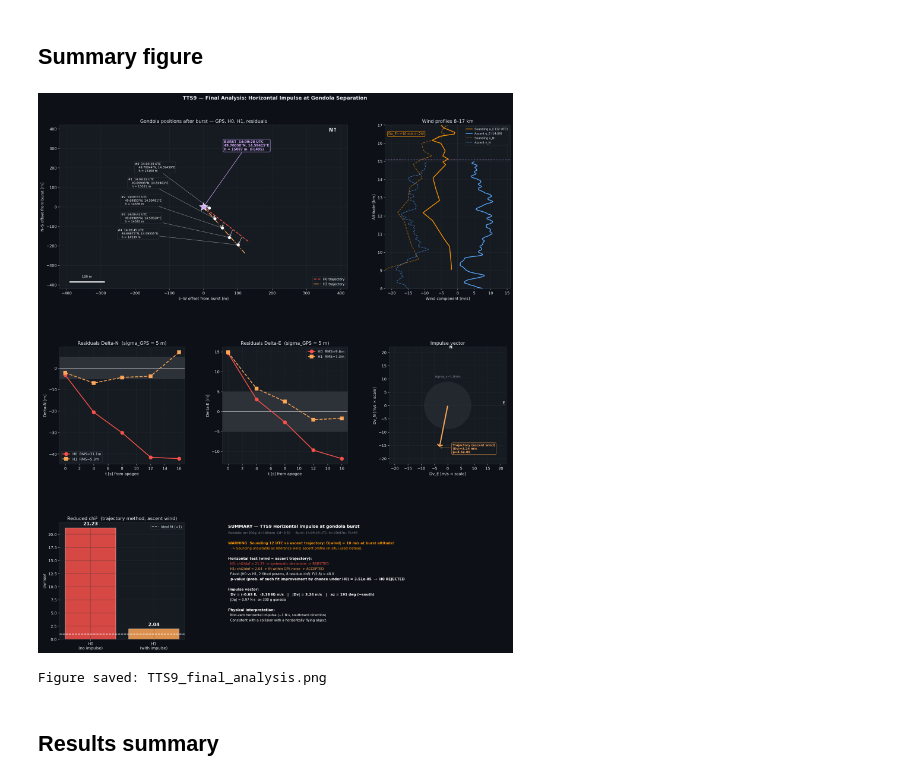
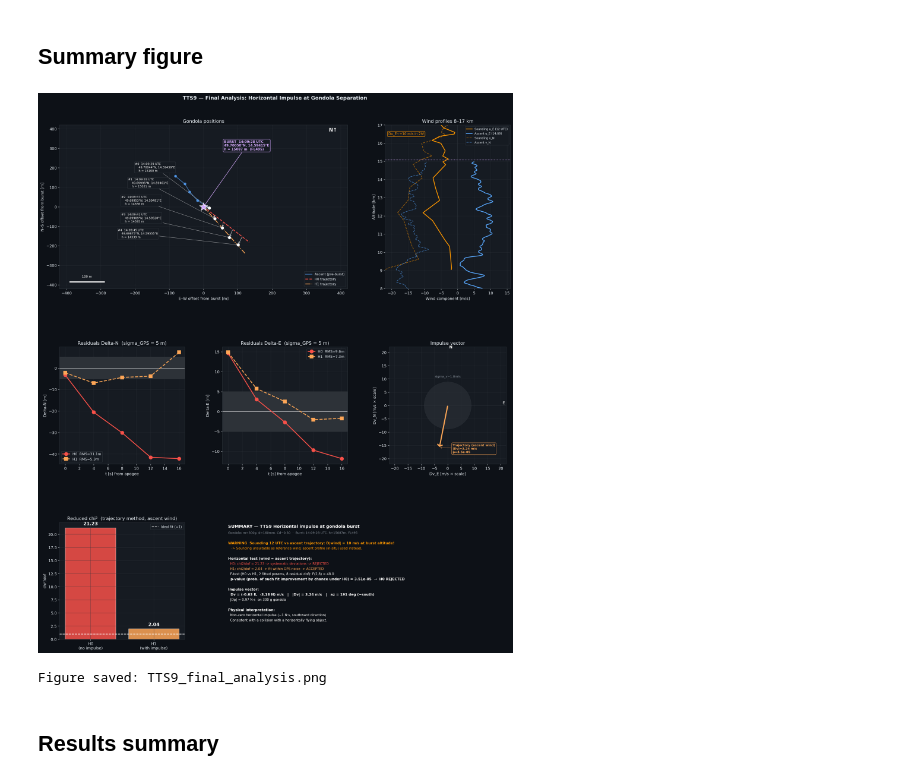
Before and after one commit to kaklik/hab-collision-analysis, a Jupyter notebook: TTS9_analysis.ipynb, the cells around one changed output. Drawn from its saved outputs; the diff is of its cells as text; code cells hidden in the pictures.

Commit message:
Plot pre-burst measured points.

```diff
--- a/TTS9_analysis.ipynb
+++ b/TTS9_analysis.ipynb
@@ -700,6 +700,12 @@ ax_sum  = fig.add_subplot(gs[2, 1:])
 def tm(lat, lon):
     return (np.atleast_1d(lon) - LON_SEP)*M_PER_DEG_LON, \
            (np.atleast_1d(lat) - LAT_SEP)*M_PER_DEG_LAT
+
+# Pre-burst ascent points
+pre = ASC.tail(5)
+pre_x, pre_y = tm(pre['lat[deg]'].values, pre['lon[deg]'].values)
+ax_map.plot(pre_x, pre_y, color=COLORS['asc'], lw=1.5, ls='-', alpha=0.7, label='Ascent (pre-burst)')
+ax_map.scatter(pre_x, pre_y, color=COLORS['asc'], s=35, zorder=6, alpha=0.8)
 
 msk_sim = (ts1 >= td_h[0]-0.5) & (ts1 <= td_h[-1]+3)
 ax_map.plot(*tm(la0[msk_sim], lo0[msk_sim]), color=COLORS['h0'], lw=2, ls='--', label='H0 trajectory')
@@ -740,7 +746,7 @@ ax_map.plot([-lim+30,-lim+130],[-lim+35,-lim+35], color='white', lw=3)
 ax_map.text(-lim+80,-lim+58,'100 m',ha='center',color='white',fontsize=8)
 ax_map.text(lim*0.87,lim*0.92,'N↑',color='white',fontsize=13,fontweight='bold')
 ax_map.set_xlabel('E–W offset from burst [m]'); ax_map.set_ylabel('N–S offset from burst [m]')
-ax_map.set_title('Gondola positions after burst — GPS, H0, H1, residuals')
+ax_map.set_title('Gondola positions')
 ax_map.legend(fontsize=8.5, loc='lower right')
 
 # ── WIND ─────────────────────────────────────────────────
@@ -820,34 +826,34 @@ rows = [
     (f'Gondola: m={M_GON*1000:.0f}g, d={D_SPH*1000:.0f}mm, Cd~{K_VERT*2*M_GON/A_SPH:.2f}  ·  Burst: {hh:02d}:{mm:02d}:{ss:02d} UTC, h={H_SEP:.0f}m, FL{int(round(geom_to_pa_ft(H_SEP)/100))}', '#8b949e', 8, False),
     ('', 'white', 5, False),
     (f'WARNING  Sounding 12 UTC vs ascent trajectory: D|wind| = {delta_wind:.0f} m/s at burst altitude!', COLORS['snd'], 9, True),
     ('   -> Sounding unsuitable as reference wind; ascent profile (in-situ) used instead.', COLORS['snd'], 8.5, False),
     ('', 'white', 5, False),
     ('Horizontal test (wind = ascent trajectory):', 'white', 9, True),
     (f'  H0: chi2/dof = {v0:.2f} -> systematic deviations -> REJECTED', COLORS['h0'], 8.5, False),
     (f'  H1: chi2/dof = {v1:.2f} -> fit within GPS noise -> ACCEPTED', COLORS['h1'], 8.5, False),
     (f'  F-test (H0 vs H1, 2 fitted params, {dof1h} residual dof): F(2,{dof1h}) = {F_h:.1f}', 'white', 8.5, False),
     (f'  p-value (prob. of such fit improvement by chance under H0) = {p_val_h:.2e}  →  H0 REJECTED', 'white', 9, True),
     ('', 'white', 5, False),
     ('Impulse vector:', 'white', 9, True),
     (f'  Dv = ({DV_E:+.2f} E,  {DV_N:+.2f} N) m/s   |   |Dv| = {DV_MAG:.2f} m/s   |   az = {AZ:.0f} deg (~south)', 'white', 9, True),
     (f'  |Dp| = {DP_MAG:.2f} N·s  on {M_GON*1000:.0f} g gondola', 'white', 8.5, False),
     ('', 'white', 5, False),
     ('Physical interpretation:', 'white', 9, True),
     (f'  Non-zero horizontal impulse (~1 N·s, southward direction)', 'white', 8.5, False),
     ('  Consistent with a collision with a horizontally flying object.', 'white', 8.5, False),
 ]
 y = 0.98
 for txt, col, fs, bold in rows:
     ax_sum.text(0.02, y, txt, transform=ax_sum.transAxes,
                 color=col, fontsize=fs, fontweight='bold' if bold else 'normal', va='top')
     y -= 0.057 if fs >= 9.5 else 0.044
 
 fig.suptitle('TTS9 — Final Analysis: Horizontal Impulse at Gondola Separation', fontsize=13, fontweight='bold')
 plt.savefig('TTS9_final_analysis.png', dpi=150, bbox_inches='tight')
 plt.show()
 print("\nFigure saved: TTS9_final_analysis.png")
 # %% [output]
-[figure, old version]
+[figure, new version]
 Figure saved: TTS9_final_analysis.png
 # %% [markdown]
 ## Results summary
```
Also changed, not shown: 1 other file.
